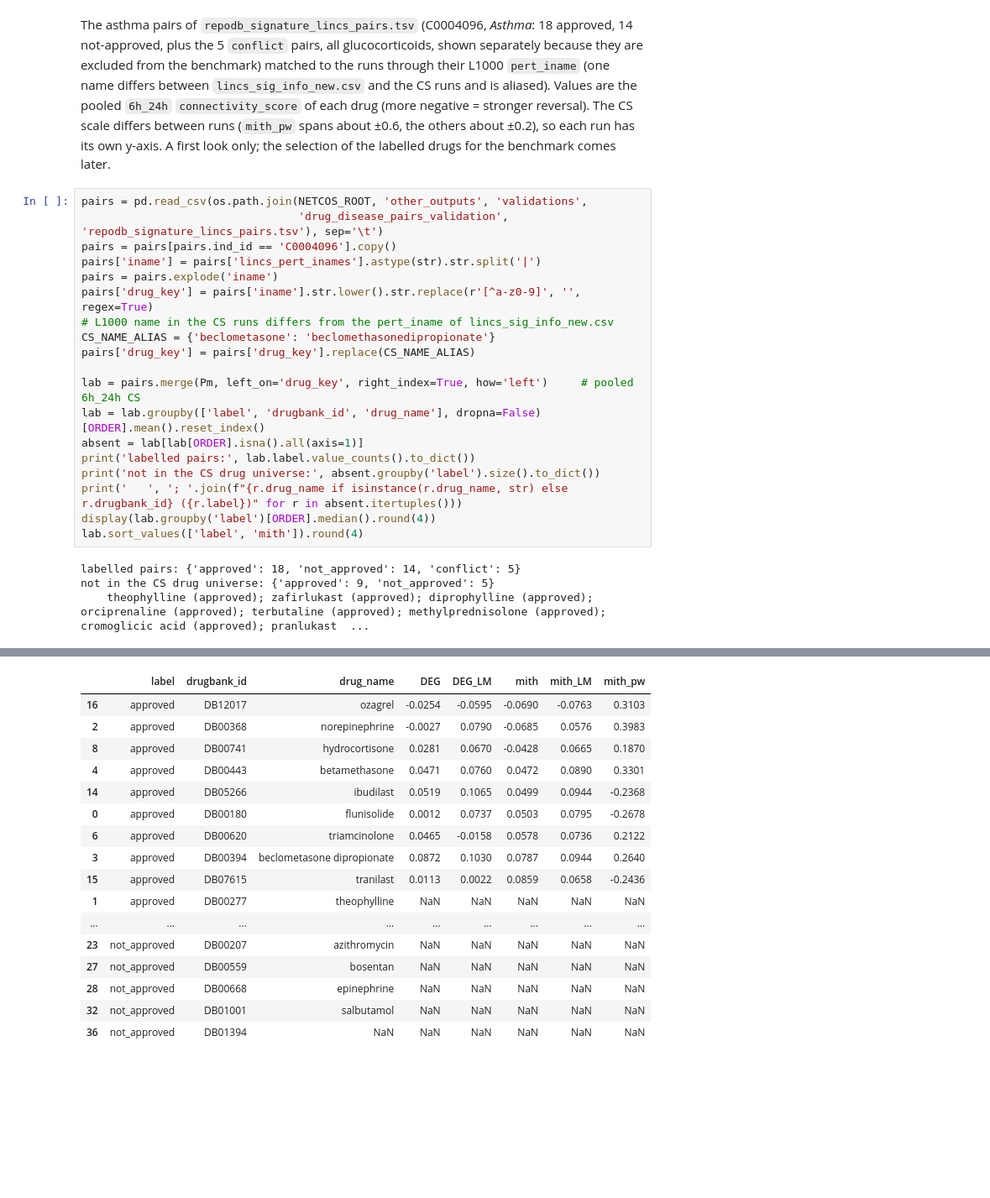
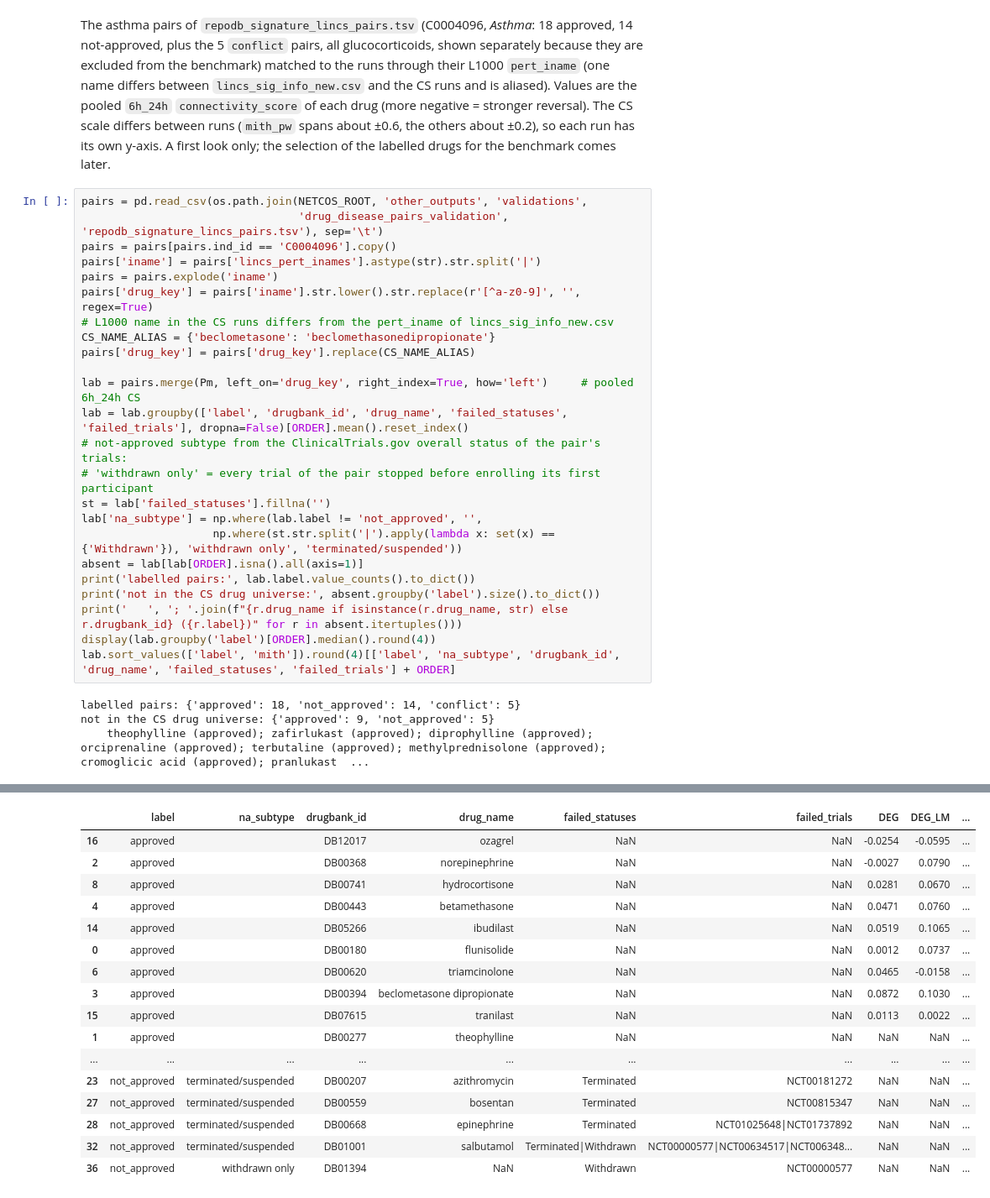
Before and after one commit to knowmics-lab/netcos, a Jupyter notebook: data_exploration/data_exploration_asthma_GSE152004_CS_and_rankings.ipynb, the cells around one changed output, grey strips where cells are left out. Shown at 84% size. Cells and saved outputs as stored; diff of their text form; blank space fills up the shorter version.

```diff
--- a/data_exploration/data_exploration_asthma_GSE152004_CS_and_rankings.ipynb
+++ b/data_exploration/data_exploration_asthma_GSE152004_CS_and_rankings.ipynb
@@ -563,46 +563,51 @@ A first look only; the selection of the labelled drugs for the benchmark comes l
 # %%
 pairs = pd.read_csv(os.path.join(NETCOS_ROOT, 'other_outputs', 'validations',
                                  'drug_disease_pairs_validation', 'repodb_signature_lincs_pairs.tsv'), sep='\t')
 pairs = pairs[pairs.ind_id == 'C0004096'].copy()
 pairs['iname'] = pairs['lincs_pert_inames'].astype(str).str.split('|')
 pairs = pairs.explode('iname')
 pairs['drug_key'] = pairs['iname'].str.lower().str.replace(r'[^a-z0-9]', '', regex=True)
 # L1000 name in the CS runs differs from the pert_iname of lincs_sig_info_new.csv
 CS_NAME_ALIAS = {'beclometasone': 'beclomethasonedipropionate'}
 pairs['drug_key'] = pairs['drug_key'].replace(CS_NAME_ALIAS)
 
 lab = pairs.merge(Pm, left_on='drug_key', right_index=True, how='left')     # pooled 6h_24h CS
-lab = lab.groupby(['label', 'drugbank_id', 'drug_name'], dropna=False)[ORDER].mean().reset_index()
+lab = lab.groupby(['label', 'drugbank_id', 'drug_name', 'failed_statuses', 'failed_trials'], dropna=False)[ORDER].mean().reset_index()
+# not-approved subtype from the ClinicalTrials.gov overall status of the pair's trials:
+# 'withdrawn only' = every trial of the pair stopped before enrolling its first participant
+st = lab['failed_statuses'].fillna('')
+lab['na_subtype'] = np.where(lab.label != 'not_approved', '',
+                    np.where(st.str.split('|').apply(lambda x: set(x) == {'Withdrawn'}), 'withdrawn only', 'terminated/suspended'))
 absent = lab[lab[ORDER].isna().all(axis=1)]
 print('labelled pairs:', lab.label.value_counts().to_dict())
 print('not in the CS drug universe:', absent.groupby('label').size().to_dict())
 print('   ', '; '.join(f"{r.drug_name if isinstance(r.drug_name, str) else r.drugbank_id} ({r.label})" for r in absent.itertuples()))
 display(lab.groupby('label')[ORDER].median().round(4))
-lab.sort_values(['label', 'mith']).round(4)
+lab.sort_values(['label', 'mith']).round(4)[['label', 'na_subtype', 'drugbank_id', 'drug_name', 'failed_statuses', 'failed_trials'] + ORDER]
 # %% [output]
 labelled pairs: {'approved': 18, 'not_approved': 14, 'conflict': 5}
 not in the CS drug universe: {'approved': 9, 'not_approved': 5}
     theophylline (approved); zafirlukast (approved); diprophylline (approved); orciprenaline (approved); terbutaline (approved); methylprednisolone (approved); cromoglicic acid (approved); pranlukast  ...
 |  | DEG | DEG_LM | mith | mith_LM | mith_pw |
 | label |  |  |  |  |  |
 | approved | 0.0281 | 0.0737 | 0.0499 | 0.0736 | 0.2122 |
 | conflict | 0.0591 | 0.0629 | 0.0660 | 0.0841 | 0.2339 |
 | not_approved | -0.0084 | -0.0009 | 0.0708 | 0.0475 | -0.2175 |
-|  | label | drugbank_id | drug_name | DEG | DEG_LM | mith | mith_LM | mith_pw |
-| 16 | approved | DB12017 | ozagrel | -0.0254 | -0.0595 | -0.0690 | -0.0763 | 0.3103 |
-| 2 | approved | DB00368 | norepinephrine | -0.0027 | 0.0790 | -0.0685 | 0.0576 | 0.3983 |
-| 8 | approved | DB00741 | hydrocortisone | 0.0281 | 0.0670 | -0.0428 | 0.0665 | 0.1870 |
-| 4 | approved | DB00443 | betamethasone | 0.0471 | 0.0760 | 0.0472 | 0.0890 | 0.3301 |
-| 14 | approved | DB05266 | ibudilast | 0.0519 | 0.1065 | 0.0499 | 0.0944 | -0.2368 |
-| 0 | approved | DB00180 | flunisolide | 0.0012 | 0.0737 | 0.0503 | 0.0795 | -0.2678 |
-| 6 | approved | DB00620 | triamcinolone | 0.0465 | -0.0158 | 0.0578 | 0.0736 | 0.2122 |
-| 3 | approved | DB00394 | beclometasone dipropionate | 0.0872 | 0.1030 | 0.0787 | 0.0944 | 0.2640 |
-| 15 | approved | DB07615 | tranilast | 0.0113 | 0.0022 | 0.0859 | 0.0658 | -0.2436 |
-| 1 | approved | DB00277 | theophylline | NaN | NaN | NaN | NaN | NaN |
-| ... | ... | ... | ... | ... | ... | ... | ... | ... |
-| 23 | not_approved | DB00207 | azithromycin | NaN | NaN | NaN | NaN | NaN |
-| 27 | not_approved | DB00559 | bosentan | NaN | NaN | NaN | NaN | NaN |
-| 28 | not_approved | DB00668 | epinephrine | NaN | NaN | NaN | NaN | NaN |
-| 32 | not_approved | DB01001 | salbutamol | NaN | NaN | NaN | NaN | NaN |
-| 36 | not_approved | DB01394 | NaN | NaN | NaN | NaN | NaN | NaN |
+|  | label | na_subtype | drugbank_id | drug_name | failed_statuses | failed_trials | DEG | DEG_LM | ... |
+| 16 | approved |  | DB12017 | ozagrel | NaN | NaN | -0.0254 | -0.0595 | ... |
+| 2 | approved |  | DB00368 | norepinephrine | NaN | NaN | -0.0027 | 0.0790 | ... |
+| 8 | approved |  | DB00741 | hydrocortisone | NaN | NaN | 0.0281 | 0.0670 | ... |
+| 4 | approved |  | DB00443 | betamethasone | NaN | NaN | 0.0471 | 0.0760 | ... |
+| 14 | approved |  | DB05266 | ibudilast | NaN | NaN | 0.0519 | 0.1065 | ... |
+| 0 | approved |  | DB00180 | flunisolide | NaN | NaN | 0.0012 | 0.0737 | ... |
+| 6 | approved |  | DB00620 | triamcinolone | NaN | NaN | 0.0465 | -0.0158 | ... |
+| 3 | approved |  | DB00394 | beclometasone dipropionate | NaN | NaN | 0.0872 | 0.1030 | ... |
+| 15 | approved |  | DB07615 | tranilast | NaN | NaN | 0.0113 | 0.0022 | ... |
+| 1 | approved |  | DB00277 | theophylline | NaN | NaN | NaN | NaN | ... |
+| ... | ... | ... | ... | ... | ... | ... | ... | ... | ... |
+| 23 | not_approved | terminated/suspended | DB00207 | azithromycin | Terminated | NCT00181272 | NaN | NaN | ... |
+| 27 | not_approved | terminated/suspended | DB00559 | bosentan | Terminated | NCT00815347 | NaN | NaN | ... |
+| 28 | not_approved | terminated/suspended | DB00668 | epinephrine | Terminated | NCT01025648|NCT01737892 | NaN | NaN | ... |
+| 32 | not_approved | terminated/suspended | DB01001 | salbutamol | Terminated|Withdrawn | NCT00000577|NCT00634517|NCT006348... | NaN | NaN | ... |
+| 36 | not_approved | withdrawn only | DB01394 | NaN | Withdrawn | NCT00000577 | NaN | NaN | ... |
 # %%
```
Also changed, not shown: parts of 6 cells of this notebook.
